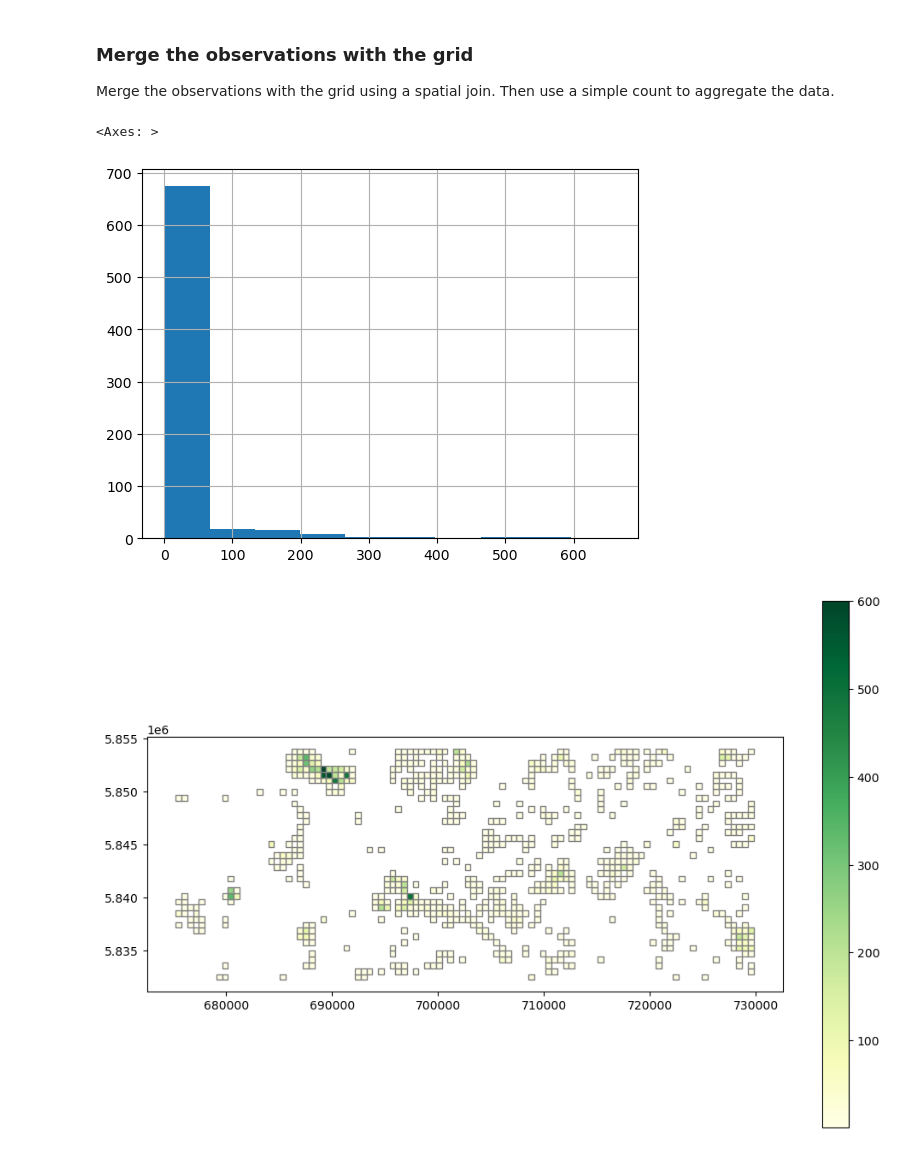
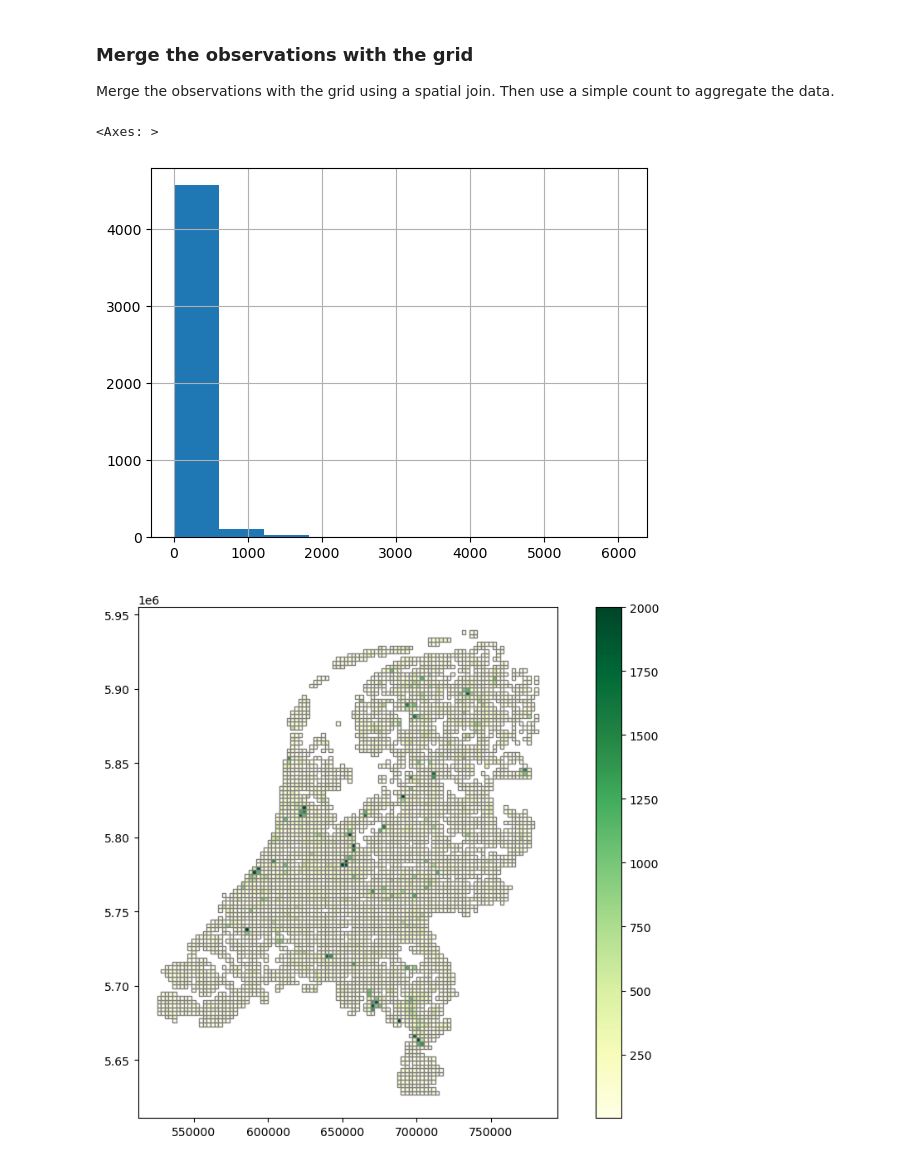
Before and after one commit to FAIRiCUBE/uc2-agriculture-biodiversity-nexus, a Jupyter notebook: species-occurences/notebooks/0.0-rkn-geopandas_gridding_example.ipynb, the cells around one changed output. Drawn from its saved outputs; the diff is of its cells as text; code cells hidden in the pictures.

Commit message:
Full dataset; added geotiff writing.

```diff
--- a/species-occurences/notebooks/0.0-rkn-geopandas_gridding_example.ipynb
+++ b/species-occurences/notebooks/0.0-rkn-geopandas_gridding_example.ipynb
@@ -24,7 +26,7 @@ import shapely
 As an example a dataset from the Dutch 'Nationale Databank Flora en Fauna' (ndff.nl). While we are hoping for this to be available as open data (soon), it is not yet. However, we have permission to use it for the FAIRiCUBE EU project.
 # %%
 # the NDFF datafile to process
-obs_filename = "../../../local/data/ndff/overigesoorten_2016.csv"
+obs_filename = "../../../local/data/ndff/broedvogels_2016.csv"
 
 # the columns to drop right away
 always_drop_cols_from_source = None
@@ -82,5 +84,11 @@ obs_gdf.head(5)
 # %% [markdown]
 ### Data selection
+# %%
+# only execute this cell when you want to change the aoi to the full dataset!
+aoi_xmin = obs_gdf.total_bounds[0]
+aoi_ymin = obs_gdf.total_bounds[1]
+aoi_xmax = obs_gdf.total_bounds[2]
+aoi_ymax = obs_gdf.total_bounds[3]
 # %%
 # spatially select observations within an area of interest
 aoi_obs_gdf = obs_gdf.cx[aoi_xmin:aoi_xmax, aoi_ymin:aoi_ymax]
@@ -151,17 +159,17 @@ grid_gdf.loc[dissolve.index, 'n_obs'] = dissolve['n_obs'].values
 grid_gdf['n_obs'].hist()
 # %% [output]
 <Axes: >
-[figure, old version]
+[figure, new version]
 # %%
 # plot the grid and the number of observations in each grid cell
 grid_gdf.plot(
     column='n_obs',
     figsize=(12, 8),
     cmap='YlGn',
-    vmax=600, # range max
+    vmax=2000, # range max, take from the histogram
     edgecolor='grey',
     legend=True
 );
 # %% [output]
-[figure, old version]
+[figure, new version]
 # %%
```
Also changed, not shown: parts of 10 cells of this notebook.
